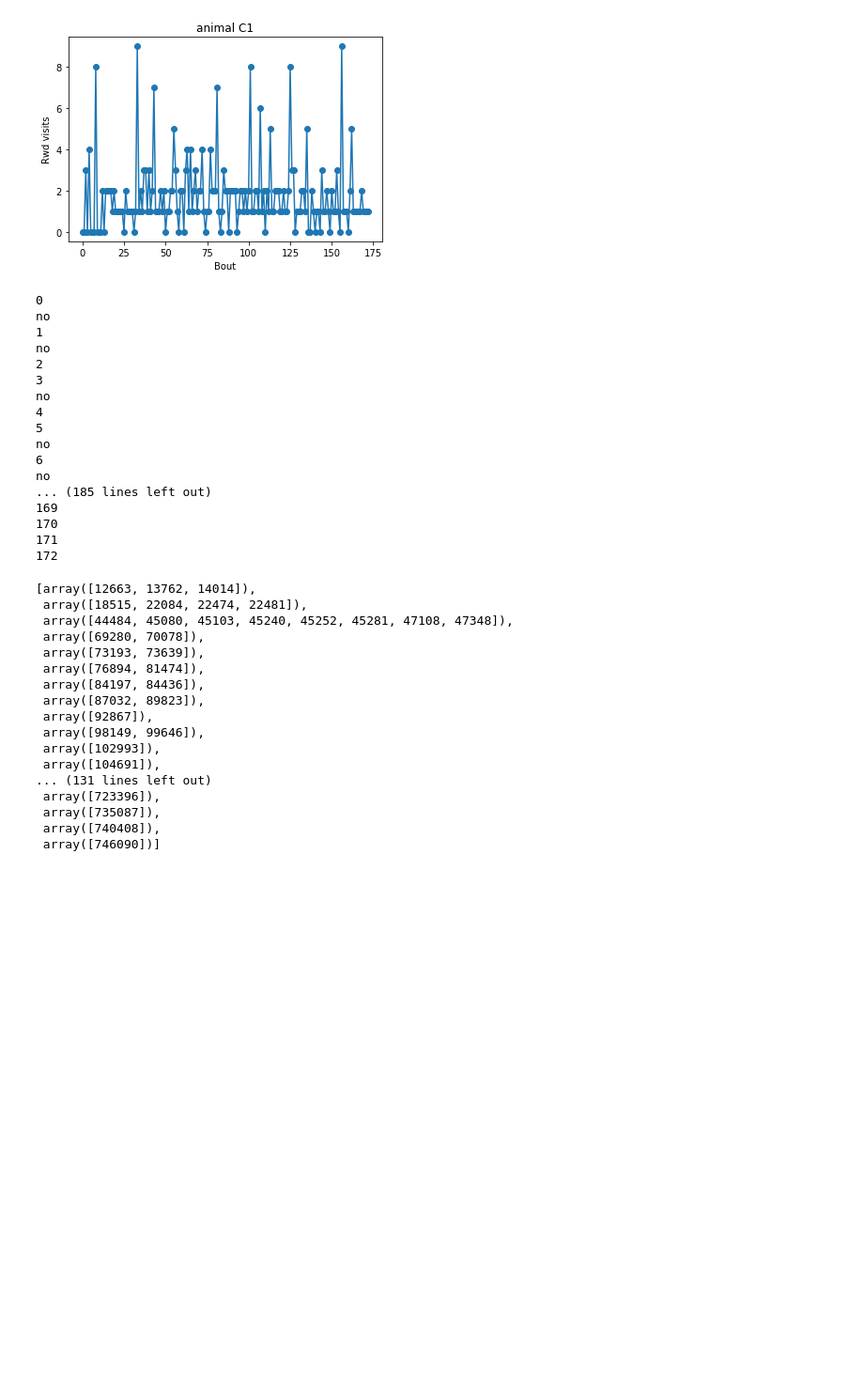
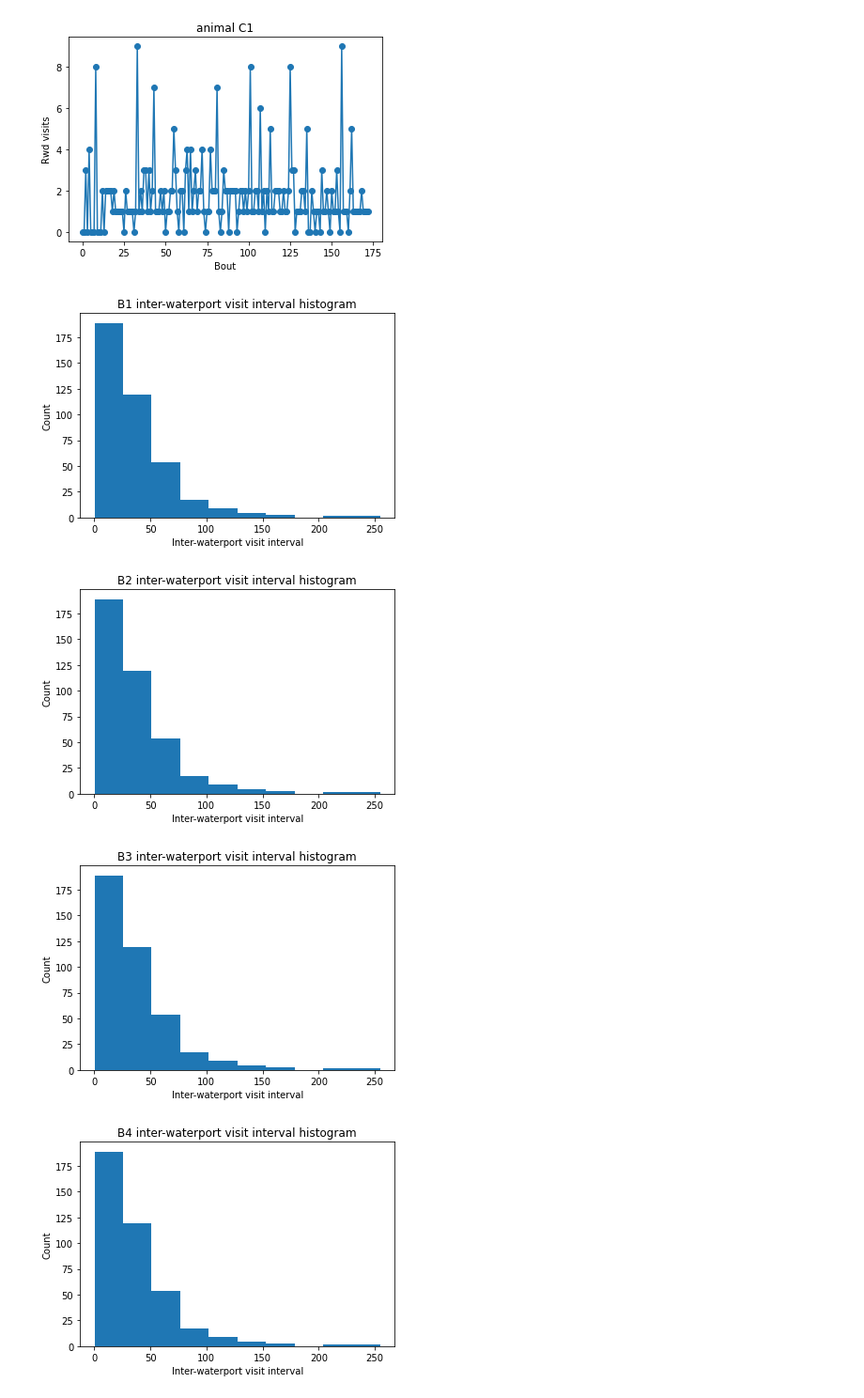
Before and after one commit to umeshksingla/MouseMazeHierRL, a Jupyter notebook: figure inter-(reward or path to water) intervals.ipynb, the cells around one changed output. Shown at 94% size. Saved outputs shown, nothing was run; the diff lists cells and outputs as text; code cells hidden in the pictures; blank space fills up the shorter version.

```diff
--- a/figure inter-(reward or path to water) intervals.ipynb
+++ b/figure inter-(reward or path to water) intervals.ipynb
@@ -163,49 +173,30 @@ Text(0.5, 0, 'Bout')
 # %%
 n_bouts = len(tf.no)
 
-frs_rwd_node_visits = []
+frs_to_waterport_visits = []
 for bout in range(n_bouts):
-    print(bout)
     bout_init_fr = tf.fr[bout,0]
     rwd_node_visits = tf.no[bout][tf.no[bout][:,0]==rwd_node]
     if len(rwd_node_visits)>0:
-        frs_rwd_node_visits.append(bout_init_fr + rwd_node_visits[:,1])
-    else:
-        print('no')
+        frs_to_waterport_visits.append(bout_init_fr + rwd_node_visits[:,1])
 
-frs_rwd_node_visits
+frs_to_waterport_visits = np.concatenate(frs_to_waterport_visits)
+frs_to_waterport_visits
+
+times_to_waterport_visits = np.array([TimeInMaze(frame_to_waterport_visit,tf)
+                                         for frame_to_waterport_visit in frs_to_waterport_visits])
-# %% [output]
-0
-no
-1
-no
-2
-3
-no
-4
-5
-no
-6
-no
-... (185 lines left out)
-169
-170
-171
-172
-[array([12663, 13762, 14014]),
- array([18515, 22084, 22474, 22481]),
- array([44484, 45080, 45103, 45240, 45252, 45281, 47108, 47348]),
- array([69280, 70078]),
- array([73193, 73639]),
- array([76894, 81474]),
- array([84197, 84436]),
- array([87032, 89823]),
- array([92867]),
- array([98149, 99646]),
- array([102993]),
- array([104691]),
-... (131 lines left out)
- array([723396]),
- array([735087]),
- array([740408]),
- array([746090])]
+# %%
+for nickname in RewNames:
+# for nickname in AllNames:  # there is some error, gotta check later
+    tf=LoadTraj(nickname+'-tf')
+
+    plt.figure()
+    plt.hist(times_to_waterport_visits[1:]-times_to_waterport_visits[:-1])
+    plt.title("%s inter-waterport visit interval histogram" % nickname)
+    plt.xlabel('Inter-waterport visit interval')
+    plt.ylabel('Count')
+# %% [output]
+[figure, added]
+[figure, added]
+[figure, added]
+[figure, added]
```
Also changed, not shown: parts of 15 cells of this notebook.
